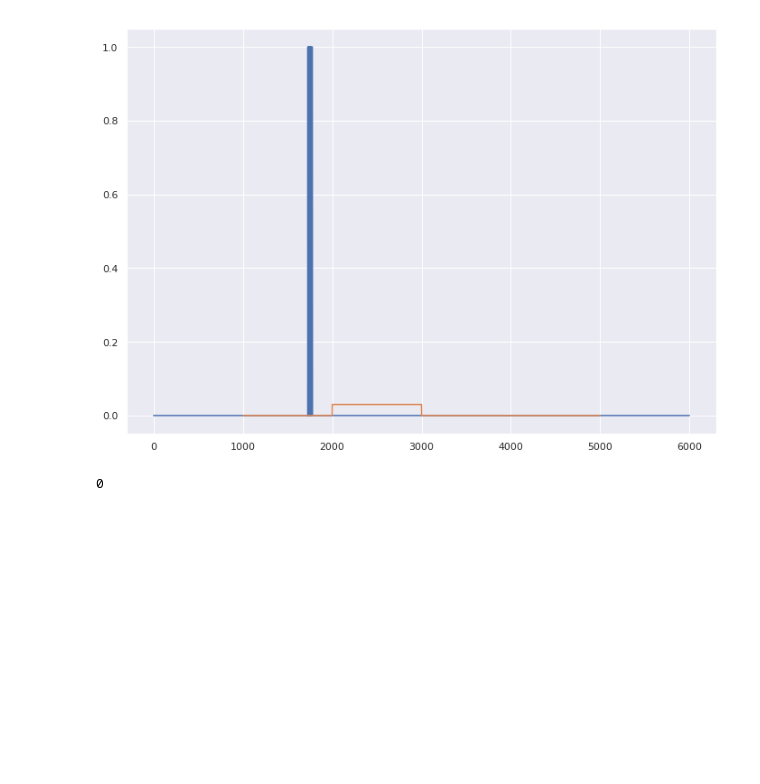
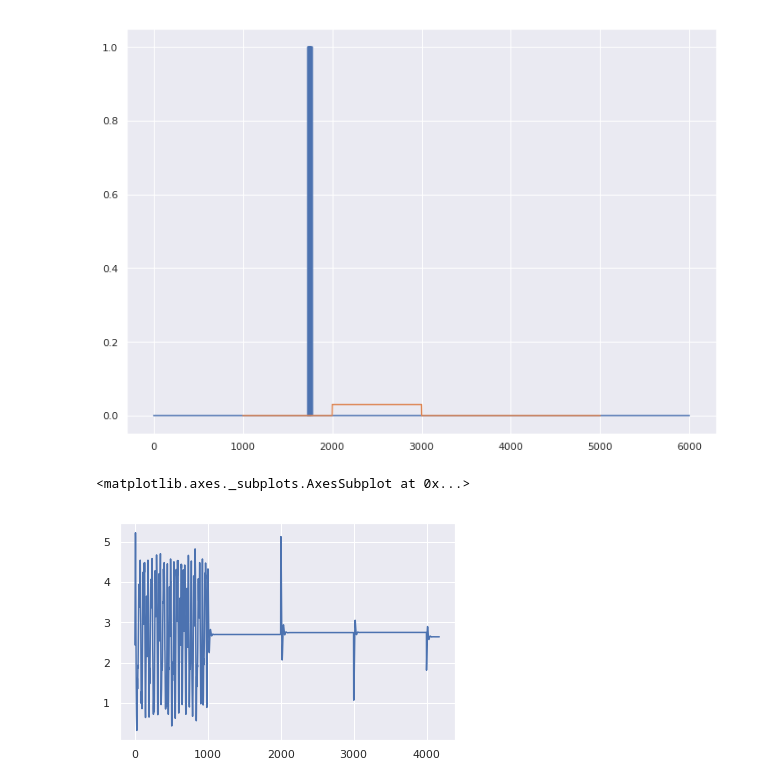
Before and after one commit to sebastiaansch/CDALab2, a Jupyter notebook: Assignment/ARMA task.ipynb, the cells around one changed output. Drawn from its saved outputs; the diff is of its cells as text; code cells hidden in the pictures; blank space fills up the shorter version.

Commit message:
ARMA predict klaar

```diff
--- a/Assignment/ARMA task.ipynb
+++ b/Assignment/ARMA task.ipynb
@@ -230,8 +230,10 @@ dup_predictions = predictions
 # %%
 new_predictions = predictions
 new_predictions = new_predictions.append(target_df.loc[:min(new_predictions.index), which_columns], sort=True)
+new_predictions = new_predictions.sort_index()
 new_predictions = new_predictions.iloc[0:len(target_df), :]
-# %%
-min(new_predictions.index)
-# %% [output]
-0
+# %%
+sns.lineplot(data=new_predictions['L_T1'])
+# %% [output]
+<matplotlib.axes._subplots.AxesSubplot at 0x...>
+[figure, added]
```
Also changed, not shown: parts of 4 cells of this notebook.
